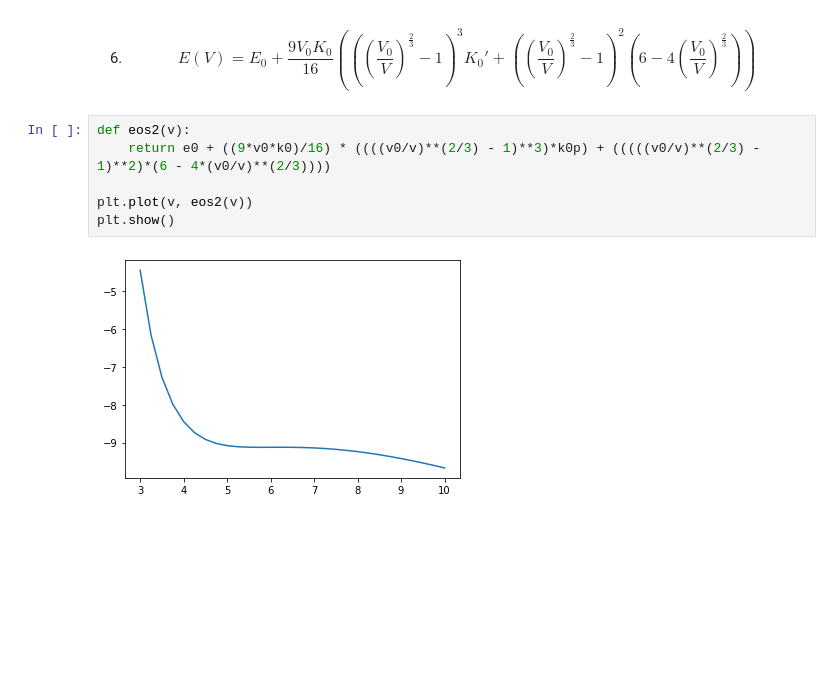
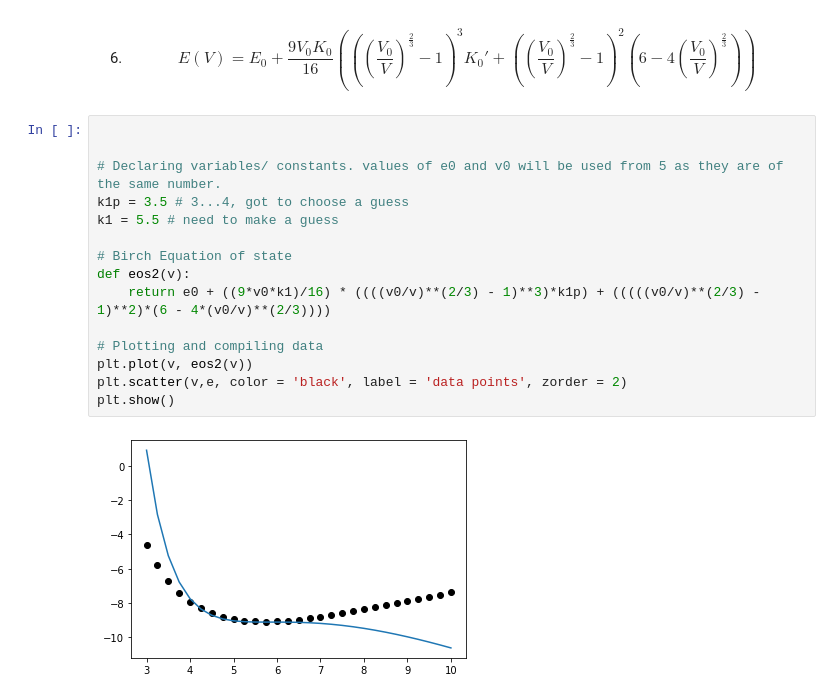
Before and after one commit to teoyi/scientific-computing-archive, a Jupyter notebook: sci-comp-II/Week-2/eos-project.ipynb, the cells around one changed output. Drawn from its saved outputs; the diff is of its cells as text; blank space fills up the shorter version.

```diff
--- a/sci-comp-II/Week-2/eos-project.ipynb
+++ b/sci-comp-II/Week-2/eos-project.ipynb
@@ -223,10 +261,19 @@ CHI SQUARED NOT DONE
     \left(6-4\left(\frac{V_0}{V}\right)^\frac{2}{3} \right)
     \right)\end{equation}
 # %%
+
+
+# Declaring variables/ constants. values of e0 and v0 will be used from 5 as they are of the same number.
+k1p = 3.5 # 3...4, got to choose a guess
+k1 = 5.5 # need to make a guess
+
+# Birch Equation of state
 def eos2(v):
-    return e0 + ((9*v0*k0)/16) * ((((v0/v)**(2/3) - 1)**3)*k0p) + (((((v0/v)**(2/3) - 1)**2)*(6 - 4*(v0/v)**(2/3))))
+    return e0 + ((9*v0*k1)/16) * ((((v0/v)**(2/3) - 1)**3)*k1p) + (((((v0/v)**(2/3) - 1)**2)*(6 - 4*(v0/v)**(2/3))))
 
+# Plotting and compiling data
 plt.plot(v, eos2(v))
+plt.scatter(v,e, color = 'black', label = 'data points', zorder = 2)
 plt.show()
 # %% [output]
-[figure, old version]
+[figure, new version]
```
Also changed, not shown: parts of 3 cells of this notebook.
